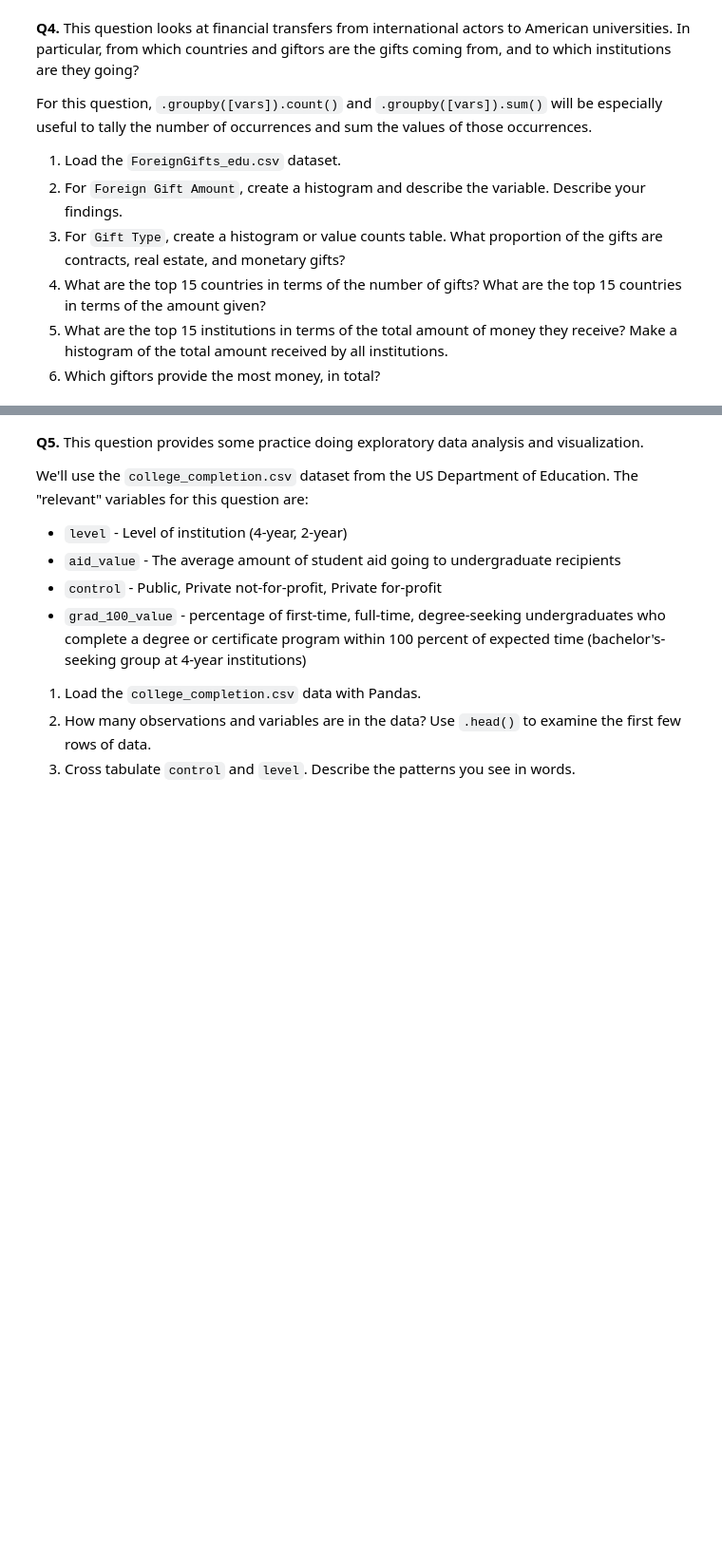
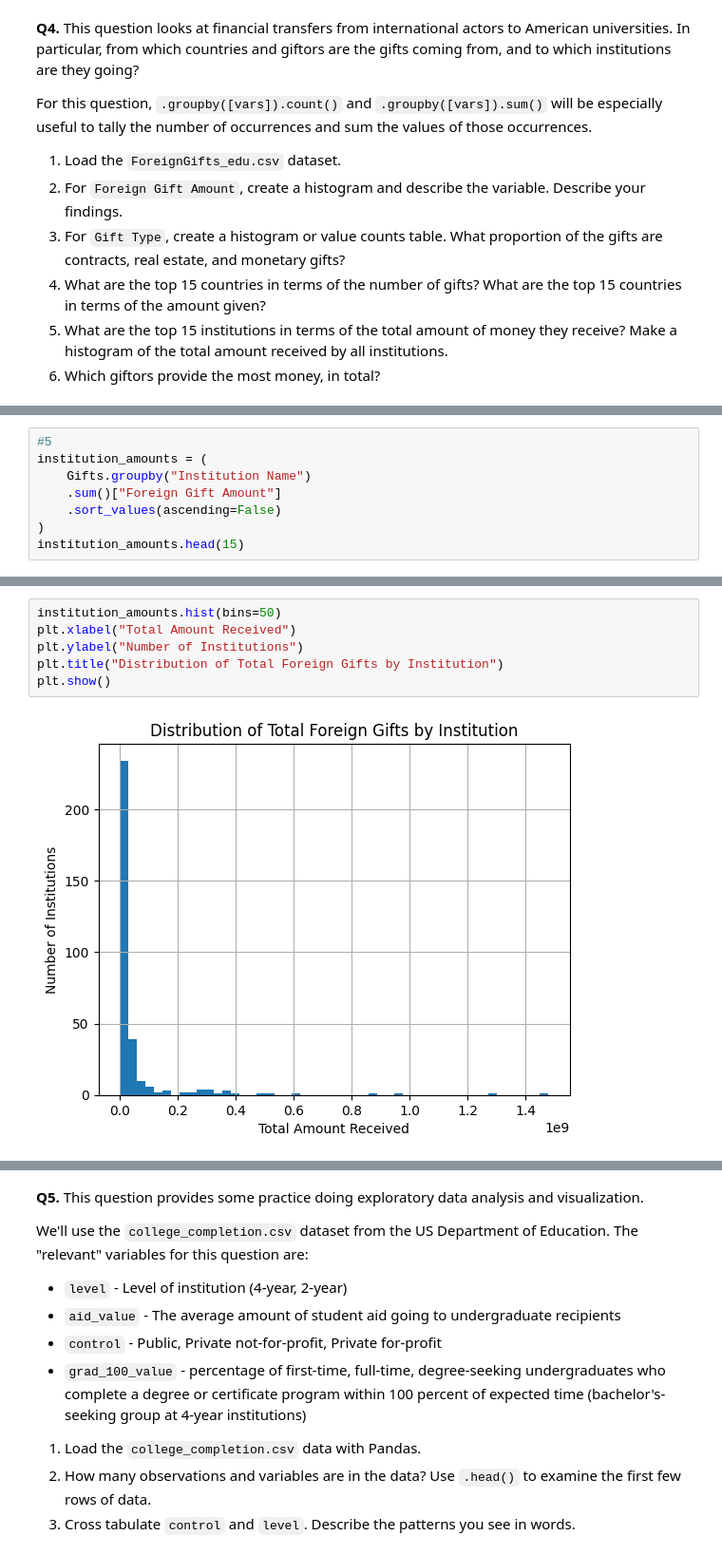
Before and after one commit to Elizabethav03/My_undergrad_ml_assignments, a Jupyter notebook: 01_assignment_wrangling_and_eda.ipynb, the cells around one changed output, grey strips where cells are left out. Shown at 95% size. Cells and saved outputs as stored; diff of their text form; blank space fills up the shorter version.

```diff
--- a/01_assignment_wrangling_and_eda.ipynb
+++ b/01_assignment_wrangling_and_eda.ipynb
@@ -198,0 +362,8 @@ For this question, `.groupby([vars]).count()` and `.groupby([vars]).sum()` will
+# %%
+#5
+institution_amounts = (
+    Gifts.groupby("Institution Name")
+    .sum()["Foreign Gift Amount"]
+    .sort_values(ascending=False)
+)
+institution_amounts.head(15)
@@ -198,0 +389,8 @@ For this question, `.groupby([vars]).count()` and `.groupby([vars]).sum()` will
+# %%
+institution_amounts.hist(bins=50)
+plt.xlabel("Total Amount Received")
+plt.ylabel("Number of Institutions")
+plt.title("Distribution of Total Foreign Gifts by Institution")
+plt.show()
+# %% [output]
+[figure, added]
```
Also changed, not shown: parts of 45 cells of this notebook.
